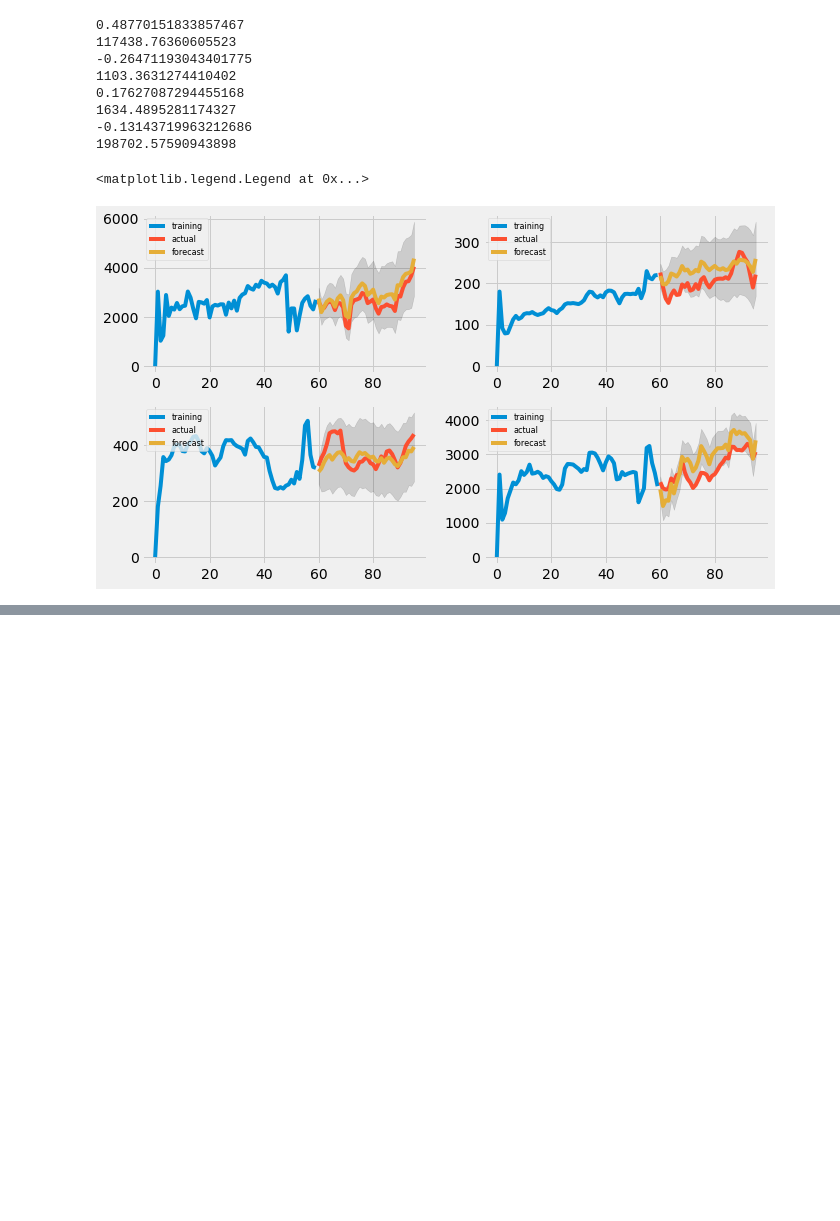
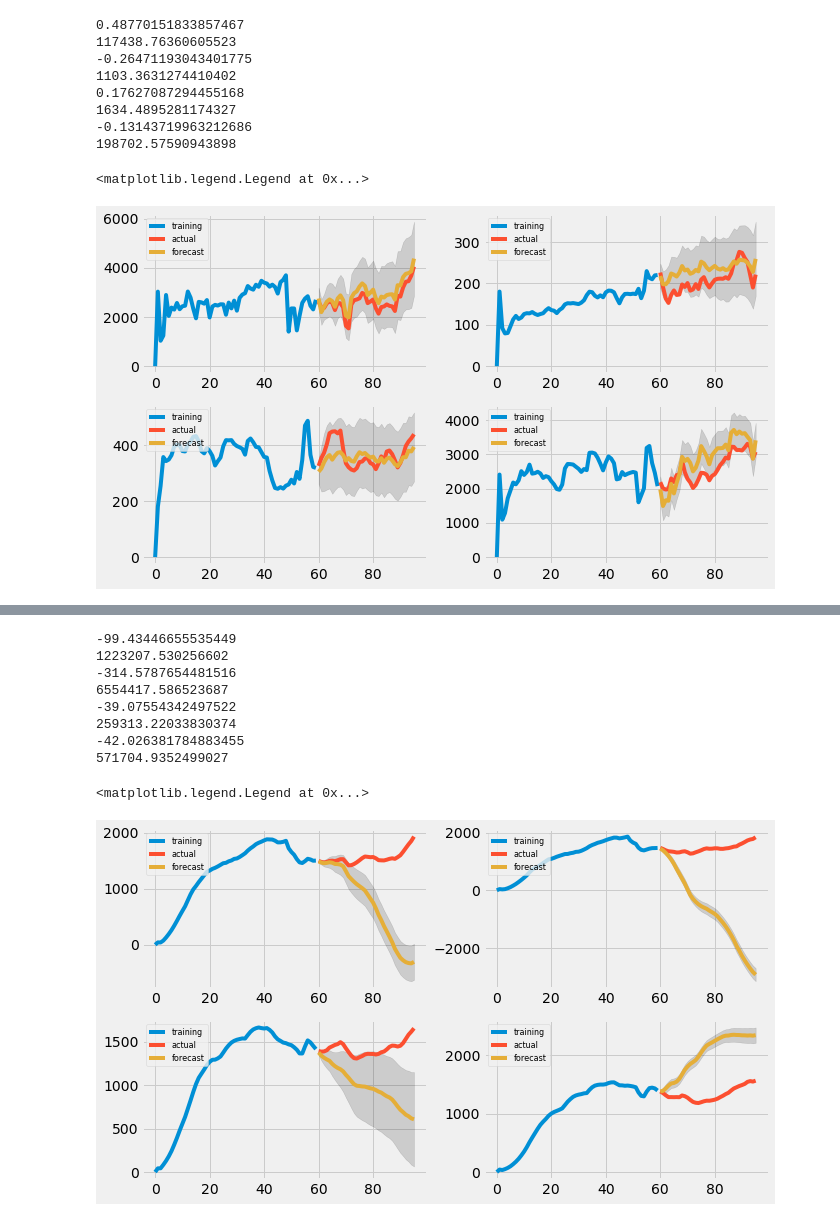
Before and after one commit to Genndoso/Comparison-of-Capacitance-Resistance-Model-versus-machine-learning-algorithm-for-history-matching, a Jupyter notebook: SARIMAX.ipynb, the cells around one changed output, grey strips where cells are left out. Drawn from its saved outputs; the diff is of its cells as text; code cells hidden in the pictures; blank space fills up the shorter version.

```diff
--- a/SARIMAX.ipynb
+++ b/SARIMAX.ipynb
@@ -177,0 +242,73 @@ ax[1,1].legend(loc='upper left', fontsize=8)
+# %%
+def ARIMA_pred(p1,order=4):
+    model = ARIMA(p1[0][:,-1],exog= p1[0][:,:4],order=(order, 1,2))
+    fitted = model.fit(disp=-1)
+
+    # Forecast
+    fc, se, conf = fitted.forecast(36,exog =p1[2][:,:4],  alpha=0.05)  # 95% conf
+
+    # Make as pandas series
+    fc_series = pd.Series(fc, index=streak.iloc[train_stop:,5:].index)
+    lower_series = pd.Series(conf[:, 0], index=streak.iloc[train_stop:,5:].index)
+    upper_series = pd.Series(conf[:, 1], index=streak.iloc[train_stop:,5:].index)
+
+    test = pd.DataFrame(p1[3],index=streak.iloc[train_stop:,5:].index)
+    print(r2_score(test,fc))
+    print(mean_squared_error(test,fc,squared=True))
+
+    return test,fc_series,lower_series,upper_series
+# %%
+fig,ax = plt.subplots(2,2, figsize=(10,6))
+
+test,fc_series,lower_series,upper_series = ARIMA_pred(p1,4)
+
+ax[0,0].plot(p1[0][:,-1], label='training')
+ax[0,0].plot(test, label='actual')
+ax[0,0].plot(fc_series, label='forecast')
+ax[0,0].fill_between(lower_series.index, lower_series, upper_series,
+                 color='k', alpha=.15)
+ax[0,0].legend(loc='upper left', fontsize=8)
+
+
+test,fc_series,lower_series,upper_series = ARIMA_pred(p2,order=4)
+
+ax[0,1].plot(p2[0][:,-1], label='training')
+ax[0,1].plot(test, label='actual')
+ax[0,1].plot(fc_series, label='forecast')
+ax[0,1].fill_between(lower_series.index, lower_series, upper_series,
+               color='k', alpha=.15)
+ax[0,1].legend(loc='upper left', fontsize=8)
+
+
+
+test,fc_series,lower_series,upper_series = ARIMA_pred(p3,4)
+
+ax[1,0].plot(p3[0][:,-1], label='training')
+ax[1,0].plot(test, label='actual')
+ax[1,0].plot(fc_series, label='forecast')
+ax[1,0].fill_between(lower_series.index, lower_series, upper_series,
+                 color='k', alpha=.15)
+
+ax[1,0].legend(loc='upper left', fontsize=8)
+
+
+test,fc_series,lower_series,upper_series = ARIMA_pred(p4,5)
+
+ax[1,1].plot(p4[0][:,-1], label='training')
+ax[1,1].plot(test, label='actual')
+ax[1,1].plot(fc_series, label='forecast')
+ax[1,1].fill_between(lower_series.index, lower_series, upper_series,
+                 color='k', alpha=.15)
+
+ax[1,1].legend(loc='upper left', fontsize=8)
+# %% [output]
+-99.43446655535449
+1223207.530256602
+-314.5787654481516
+6554417.586523687
+-39.07554342497522
+259313.22033830374
+-42.026381784883455
+571704.9352499027
+<matplotlib.legend.Legend at 0x...>
+[figure, added]
```
Also changed, not shown: parts of 7 cells of this notebook.
